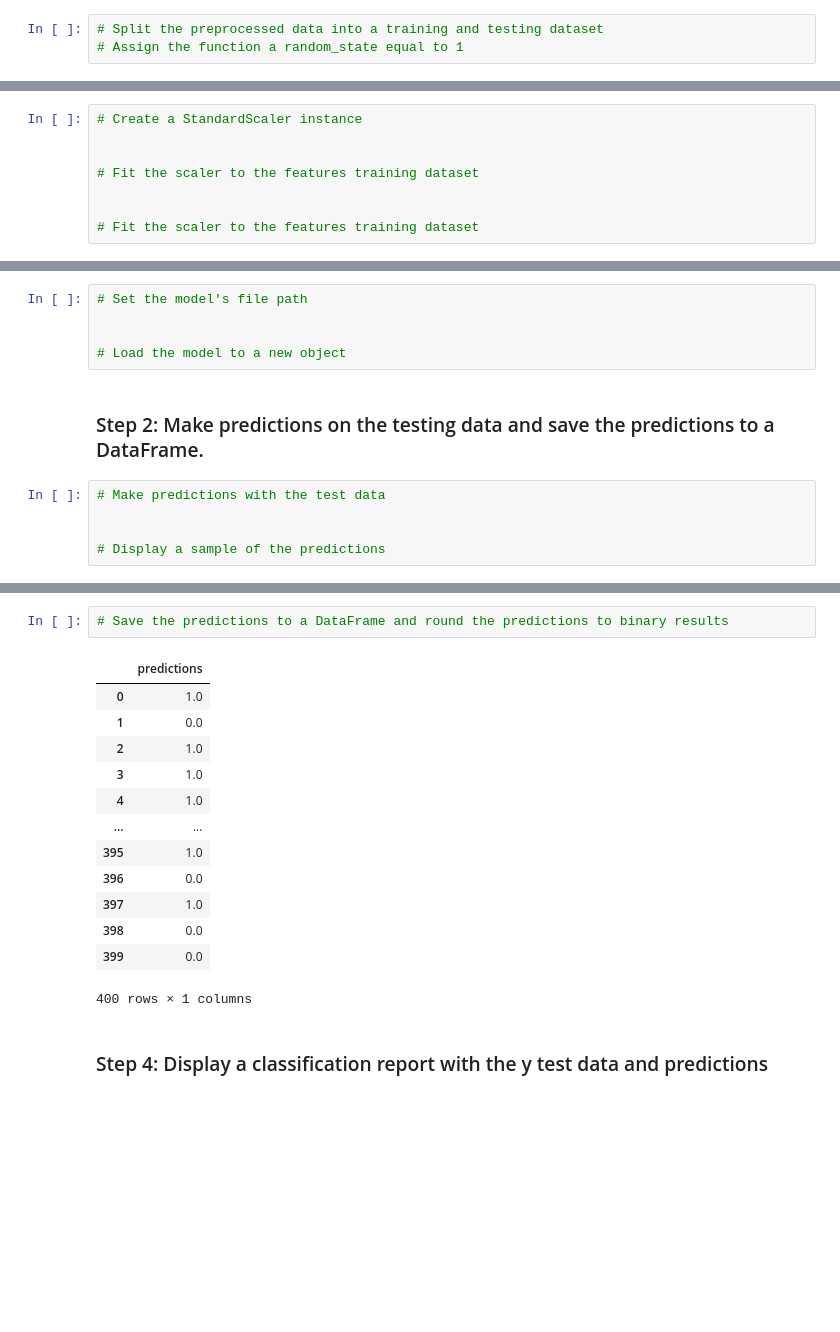
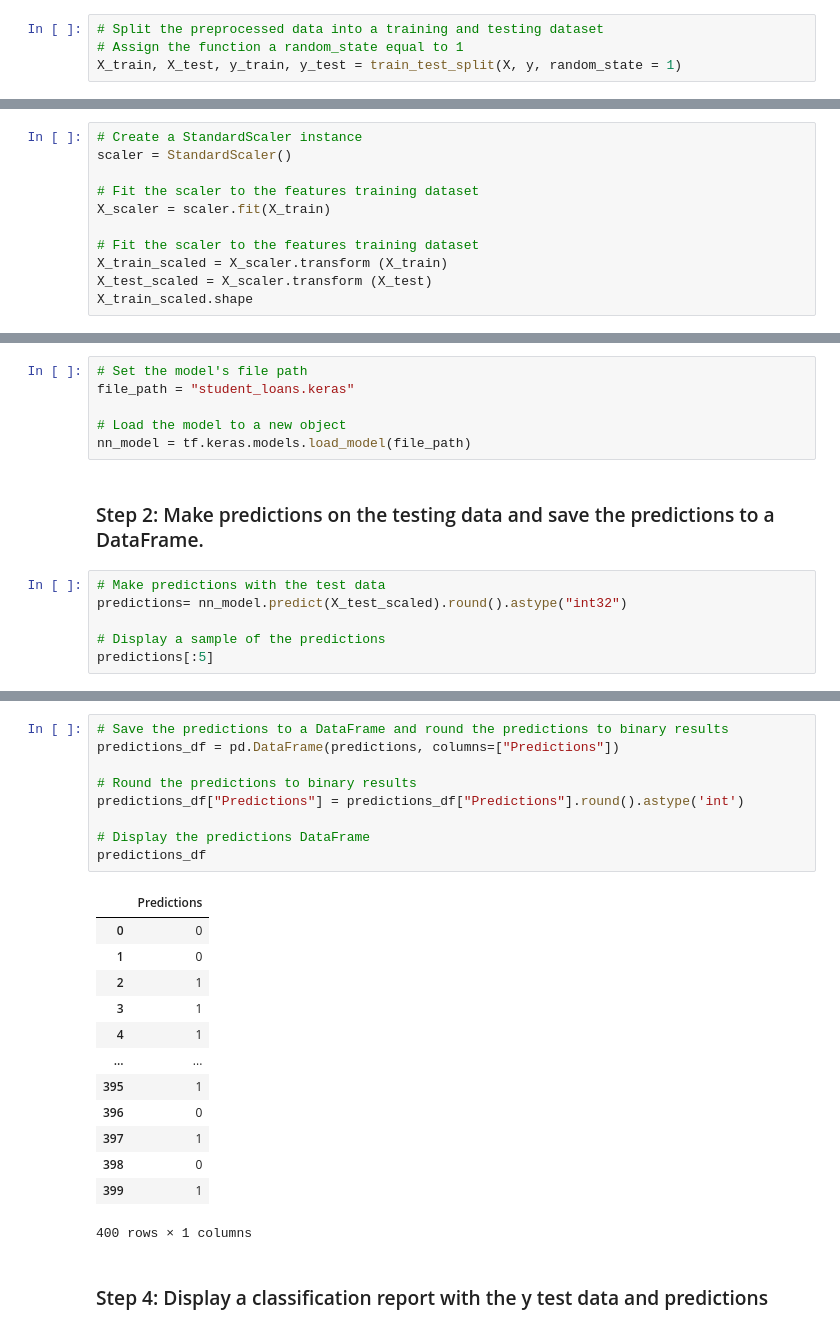
Before and after one commit to ifonseca69/neural-network-challenge-1, a Jupyter notebook: student_loans_with_deep_learning.ipynb, the cells around one changed output, grey strips where cells are left out. Saved outputs shown, nothing was run; the diff lists cells and outputs as text; blank space fills up the shorter version.

Commit message:
updated model 100 E

```diff
--- a/student_loans_with_deep_learning.ipynb
+++ b/student_loans_with_deep_learning.ipynb
@@ -82,13 +83,17 @@ array([0, 0, 0, 1, 0])
 # %%
 # Split the preprocessed data into a training and testing dataset
 # Assign the function a random_state equal to 1
+X_train, X_test, y_train, y_test = train_test_split(X, y, random_state = 1)
 # %% [markdown]
 ### Step 4: Use scikit-learn's `StandardScaler` to scale the features data.
 # %%
 # Create a StandardScaler instance
-
+scaler = StandardScaler()
 
 # Fit the scaler to the features training dataset
-
+X_scaler = scaler.fit(X_train)
 
 # Fit the scaler to the features training dataset
+X_train_scaled = X_scaler.transform (X_train)
+X_test_scaled = X_scaler.transform (X_test)
+X_train_scaled.shape
@@ -192,14 +220,16 @@ Loss: 0.5049149394035339, Accuracy: 0.7350000143051147
 ### Step 1: Reload your saved model.
 # %%
 # Set the model's file path
-
+file_path = "student_loans.keras"
 
 # Load the model to a new object
+nn_model = tf.keras.models.load_model(file_path)
 # %% [markdown]
 ### Step 2: Make predictions on the testing data and save the predictions to a DataFrame.
 # %%
 # Make predictions with the test data
-
+predictions= nn_model.predict(X_test_scaled).round().astype("int32")
 
 # Display a sample of the predictions
+predictions[:5]
 # %% [output]
@@ -212,18 +242,25 @@ array([[0.63573396],
 # %%
 # Save the predictions to a DataFrame and round the predictions to binary results
+predictions_df = pd.DataFrame(predictions, columns=["Predictions"])
+
+# Round the predictions to binary results
+predictions_df["Predictions"] = predictions_df["Predictions"].round().astype('int')
+
+# Display the predictions DataFrame
+predictions_df
 # %% [output]
-|  | predictions |
-| 0 | 1.0 |
-| 1 | 0.0 |
-| 2 | 1.0 |
-| 3 | 1.0 |
-| 4 | 1.0 |
+|  | Predictions |
+| 0 | 0 |
+| 1 | 0 |
+| 2 | 1 |
+| 3 | 1 |
+| 4 | 1 |
 | ... | ... |
-| 395 | 1.0 |
-| 396 | 0.0 |
-| 397 | 1.0 |
-| 398 | 0.0 |
-| 399 | 0.0 |
+| 395 | 1 |
+| 396 | 0 |
+| 397 | 1 |
+| 398 | 0 |
+| 399 | 1 |
 400 rows × 1 columns
 # %% [markdown]
 ### Step 4: Display a classification report with the y test data and predictions
```
Also changed, not shown: parts of 15 cells of this notebook, 2 other files.
